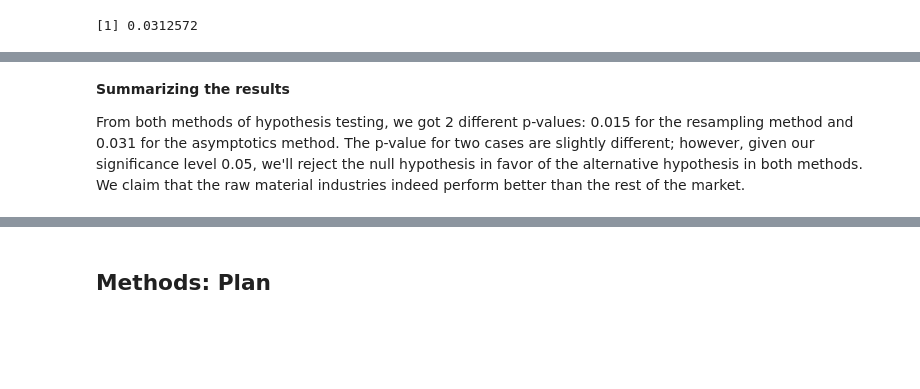
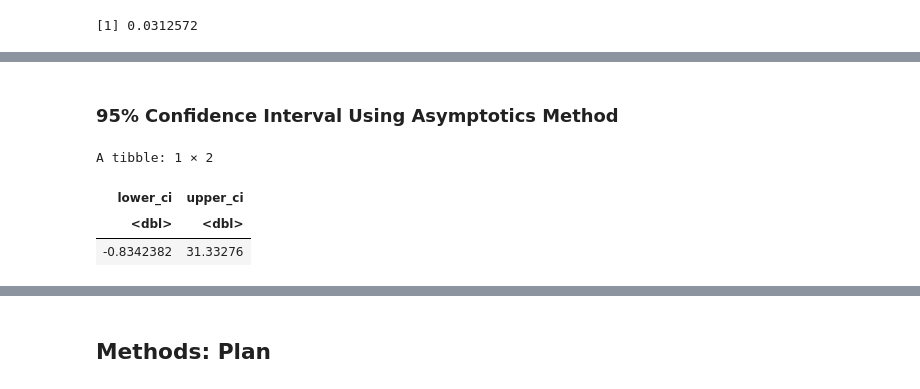
Before and after one commit to lanchiphamm/Stock_Market_Analysis, a Jupyter notebook: group_6.ipynb, the cells around one changed output, grey strips where cells are left out. Cells and saved outputs as stored; diff of their text form; code cells hidden in the pictures; blank space fills up the shorter version.

Commit message:
Add Confidence interval

```diff
--- a/group_6.ipynb
+++ b/group_6.ipynb
@@ -357,8 +372,7 @@ A tibble: 2 × 4
 # %%
 # Calculate test statistic
-diff_in_means <- yearly_performance_summary$sample_mean[1] - yearly_performance_summary$sample_mean[2]
-denominator <- sqrt(yearly_performance_summary$sample_var[1]/yearly_performance_summary$n[1] + yearly_performance_summary$sample_var[2]/yearly_performance_summary$n[2])
-test_statistic = diff_in_means / denominator
+se <- sqrt(yearly_performance_summary$sample_var[1]/yearly_performance_summary$n[1] + yearly_performance_summary$sample_var[2]/yearly_performance_summary$n[2])
+test_statistic = obs_means_diff / se
 
 test_statistic
 # %% [output]
@@ -394,4 +411,11 @@ ERROR: Error in tidy(t.test(x = filter(sample_dfboth, data == "Raw Material Indu
-# %% [markdown]
-**Summarizing the results**
-
-From both methods of hypothesis testing, we got 2 different p-values: 0.015 for the resampling method and 0.031 for the asymptotics method. The p-value for two cases are slightly different; however, given our significance level 0.05, we'll reject the null hypothesis in favor of the alternative hypothesis in both methods. We claim that the raw material industries indeed perform better than the rest of the market.
+# %% [markdown]
+### 95% Confidence Interval Using Asymptotics Method
+# %%
+ci <- tibble(lower_ci = obs_means_diff + se * qt(0.025, df = 41),
+             upper_ci = obs_means_diff + se * qt(0.975, df = 41))
+ci
+# %% [output]
+A tibble: 1 × 2
+| lower_ci | upper_ci |
+| <dbl> | <dbl> |
+| -0.8342382 | 31.33276 |
```
Also changed, not shown: parts of 6 cells of this notebook.
